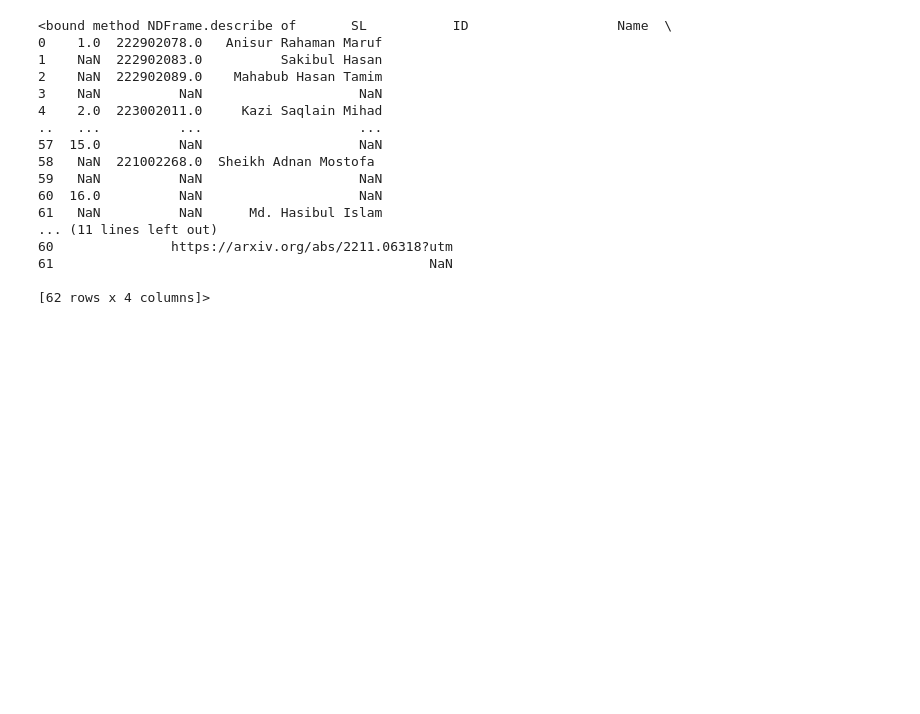
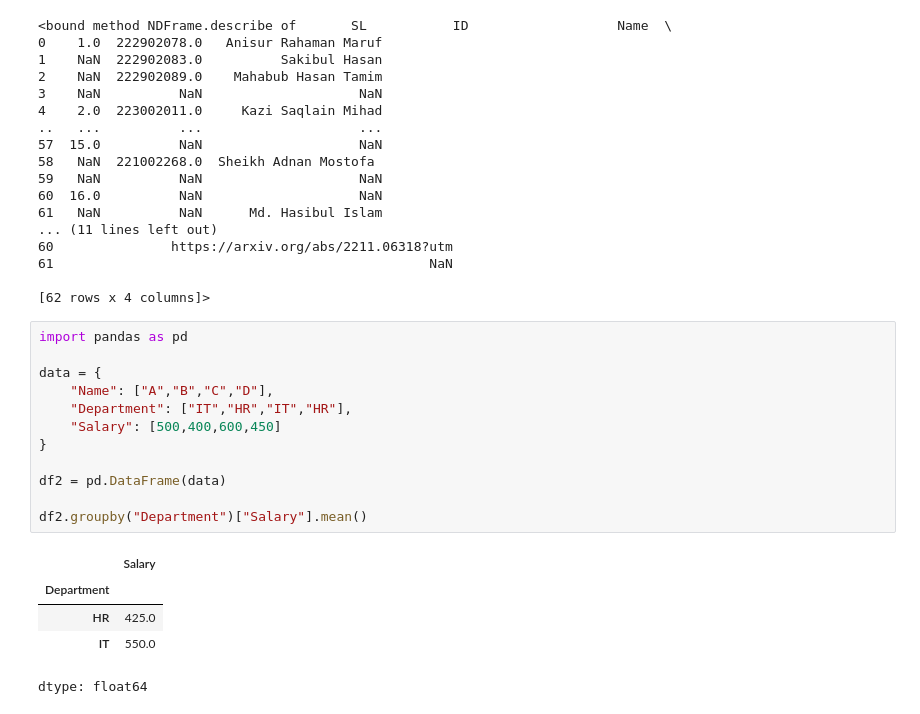
Before and after one commit to HeroHalder/AI-ML-Zero-to-Hero, a Jupyter notebook: 02 Python Libraries/Pandas.ipynb, the cells around one changed output. Drawn from its saved outputs; the diff is of its cells as text; blank space fills up the shorter version.

```diff
--- a/02 Python Libraries/Pandas.ipynb
+++ b/02 Python Libraries/Pandas.ipynb
@@ -689,3 +689,21 @@ data.describe
 61                                                NaN
 
 [62 rows x 4 columns]>
+# %%
+import pandas as pd
+
+data = {
+    "Name": ["A","B","C","D"],
+    "Department": ["IT","HR","IT","HR"],
+    "Salary": [500,400,600,450]
+}
+
+df2 = pd.DataFrame(data)
+
+df2.groupby("Department")["Salary"].mean()
+# %% [output]
+|  | Salary |
+| Department |  |
+| HR | 425.0 |
+| IT | 550.0 |
+dtype: float64
```
Also changed, not shown: parts of 2 cells of this notebook.
